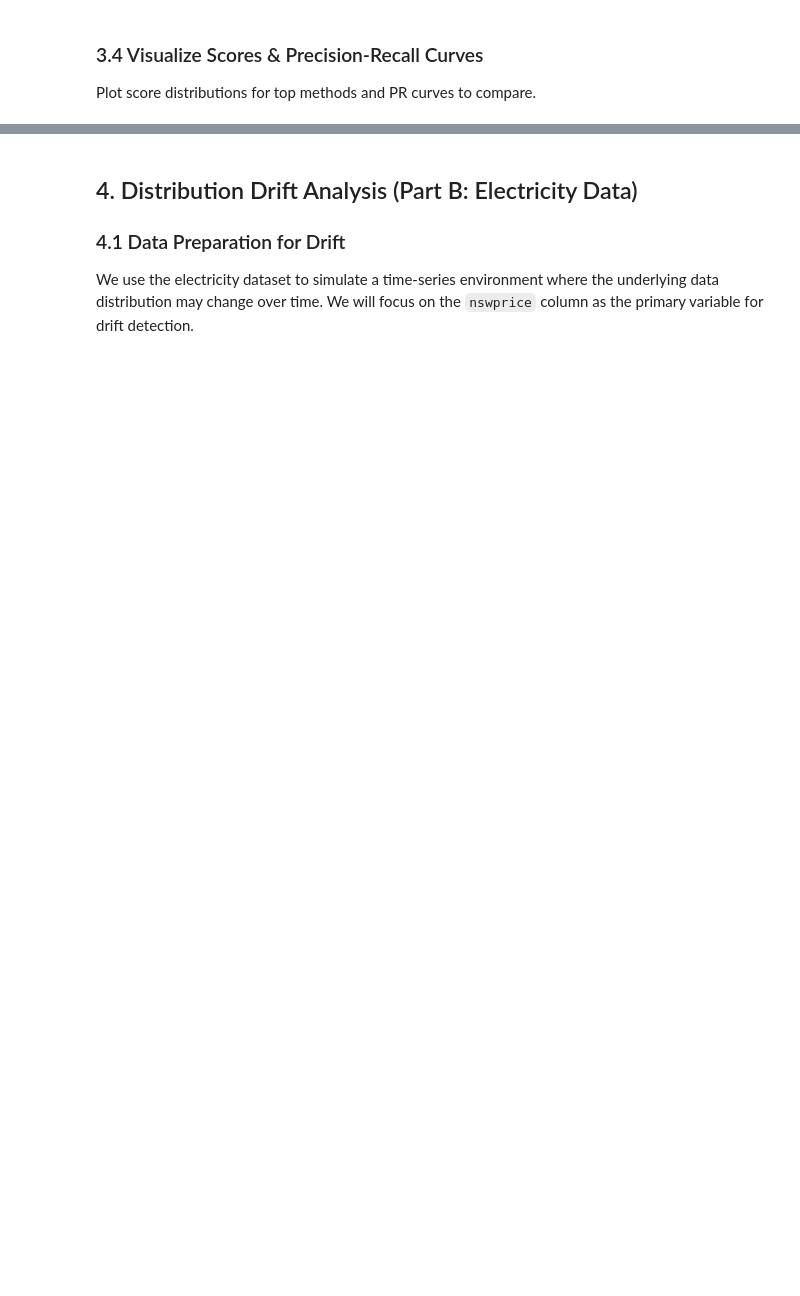
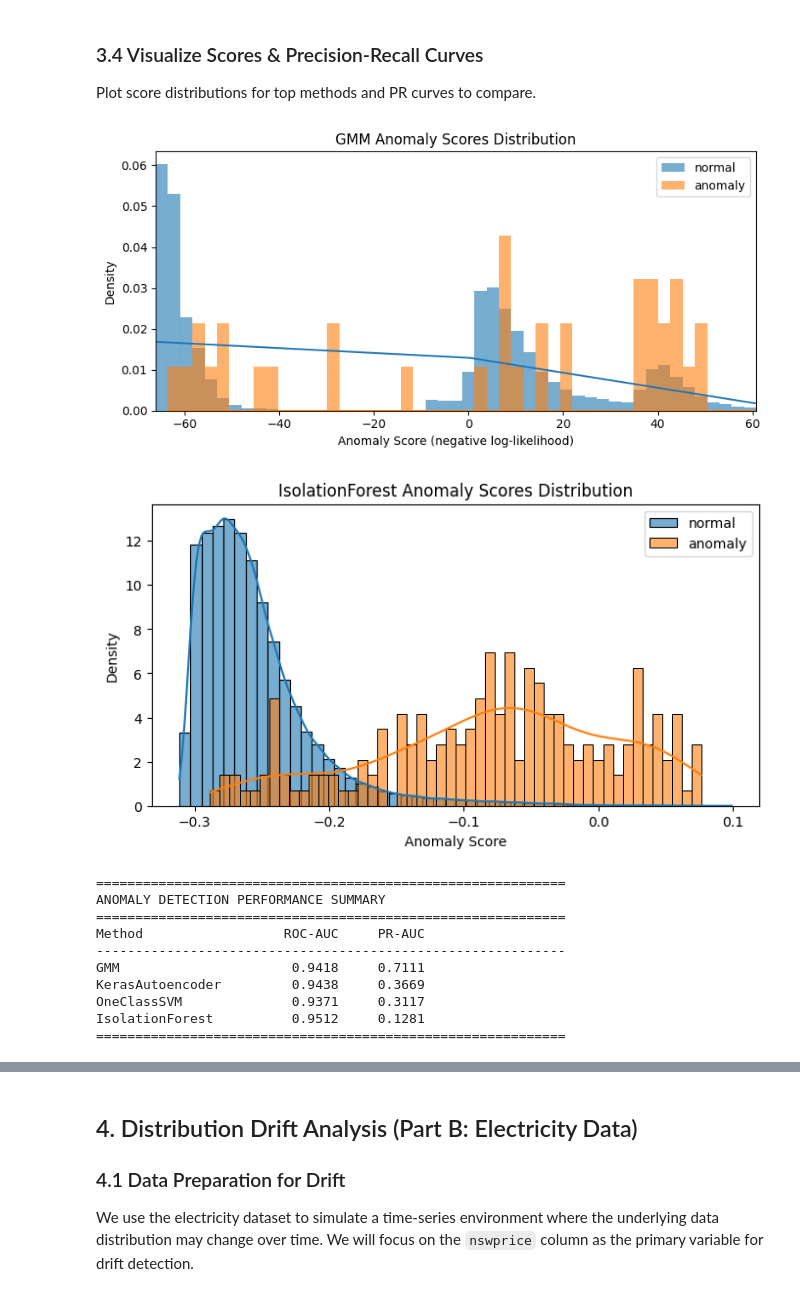
Before and after one commit to Affapple/ai_cyber_pratical_classes, a Jupyter notebook: src/08_anomaly/Anomaly_detection_drift.ipynb, the cells around one changed output, grey strips where cells are left out. Saved outputs shown, nothing was run; the diff lists cells and outputs as text; code cells hidden in the pictures; blank space fills up the shorter version.

```diff
--- a/src/08_anomaly/Anomaly_detection_drift.ipynb
+++ b/src/08_anomaly/Anomaly_detection_drift.ipynb
@@ -277,14 +351,14 @@ else:
         anomaly_scores = gmm_scores[y_test==1]
 
         # Use percentile-based bins to handle outliers
-        bins = np.linspace(
+        cov_types = np.linspace(
             np.percentile(gmm_scores, 1),
             np.percentile(gmm_scores, 99),
             50
         )
 
-        sns.histplot(normal_scores, bins=bins, label='normal', stat='density', alpha=0.6, kde=True)
-        sns.histplot(anomaly_scores, bins=bins, label='anomaly', stat='density', alpha=0.6, kde=True)
+        sns.histplot(normal_scores, bins=cov_types, label='normal', stat='density', alpha=0.6, kde=True)
+        sns.histplot(anomaly_scores, bins=cov_types, label='anomaly', stat='density', alpha=0.6, kde=True)
         plt.legend()
         plt.title('GMM Anomaly Scores Distribution')
         plt.xlabel('Anomaly Score (negative log-likelihood)')
@@ -305,30 +379,43 @@ else:
 
     for name, score_dict in results.items():
         if name == 'KerasAutoencoder' and not TF_AVAILABLE:
             continue
         # Get scores for plotting PR curve
         if name == 'IsolationForest':
             scores = iso_scores
         elif name == 'GMM':
             scores = gmm_scores
         elif name == 'OneClassSVM':
             scores = oc_scores
         elif name == 'KerasAutoencoder':
             scores = recon_err
 
         precision, recall, _ = precision_recall_curve(y_test, scores)
         plt.plot(recall, precision,
                 label=f'{name} (AUC={score_dict["pr_auc"]:.3f})',
                 linewidth=2.5,
                 color=colors.get(name, None),
                 alpha=0.8)
 
     # Print summary table
     print('\n' + '='*60)
     print('ANOMALY DETECTION PERFORMANCE SUMMARY')
     print('='*60)
     print(f'{"Method":<20} {"ROC-AUC":>10} {"PR-AUC":>10}')
     print('-'*60)
     for name, score_dict in sorted(results.items(), key=lambda x: x[1]['pr_auc'], reverse=True):
         print(f'{name:<20} {score_dict["roc_auc"]:>10.4f} {score_dict["pr_auc"]:>10.4f}')
     print('='*60)
+# %% [output]
+[figure, added]
+[figure, added]
+============================================================
+ANOMALY DETECTION PERFORMANCE SUMMARY
+============================================================
+Method                  ROC-AUC     PR-AUC
+------------------------------------------------------------
+GMM                      0.9418     0.7111
+KerasAutoencoder         0.9438     0.3669
+OneClassSVM              0.9371     0.3117
+IsolationForest          0.9512     0.1281
+============================================================
```
Also changed, not shown: parts of 14 cells of this notebook, 4 other files.
